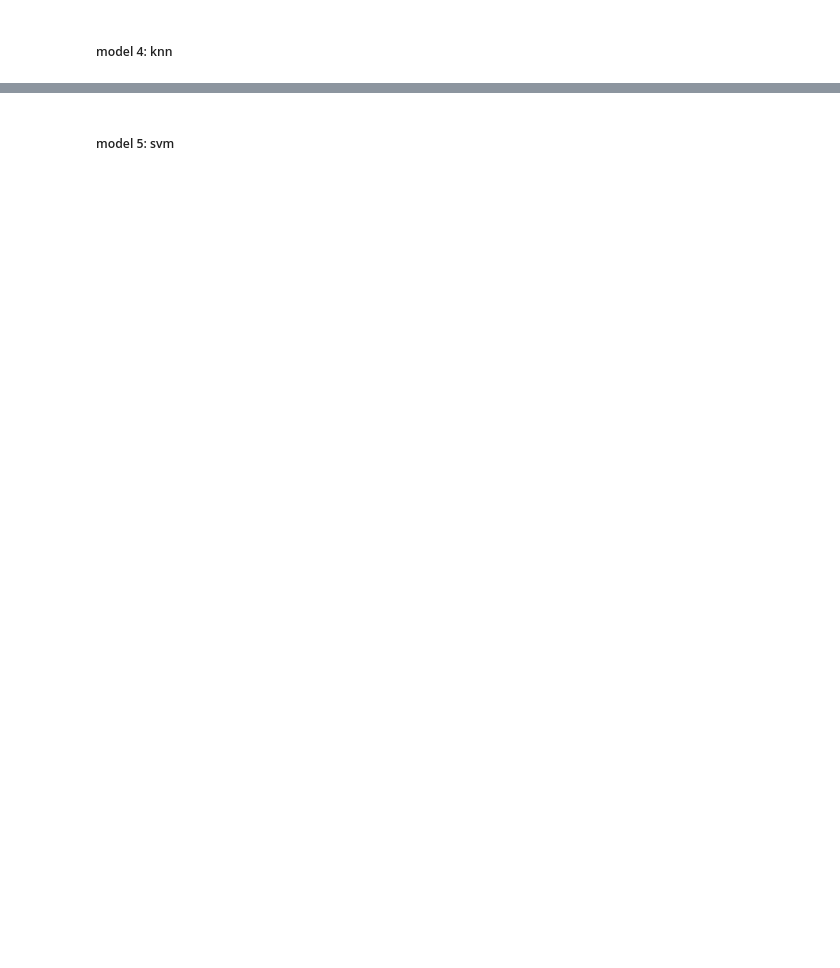
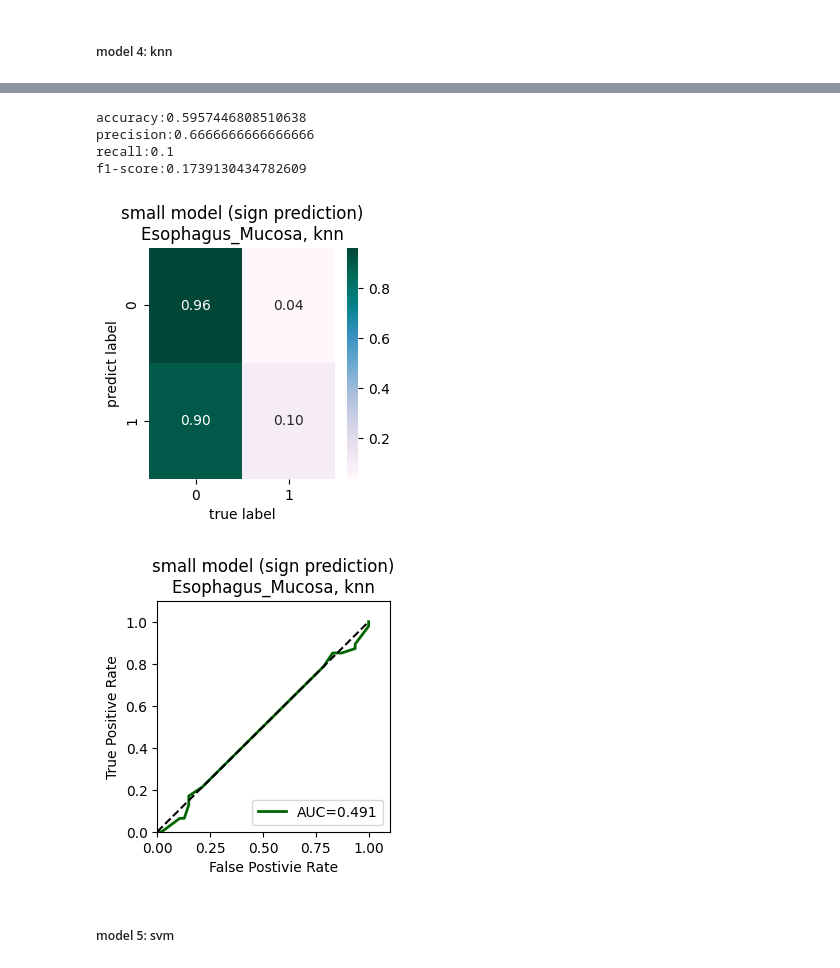
Before and after one commit to Liuzhe30/DNAMutBenchMark, a Jupyter notebook: experiments/machine_learning/eqtl_prediction/sign_prediction/dnabert2/Esophagus_Mucosa_seed17.ipynb, the cells around one changed output, grey strips where cells are left out. Drawn from its saved outputs; the diff is of its cells as text; code cells hidden in the pictures; blank space fills up the shorter version.

```diff
--- a/experiments/machine_learning/eqtl_prediction/sign_prediction/dnabert2/Esophagus_Mucosa_seed17.ipynb
+++ b/experiments/machine_learning/eqtl_prediction/sign_prediction/dnabert2/Esophagus_Mucosa_seed17.ipynb
@@ -254,6 +305,6 @@ grid.best_params_
 # %%
 ml_model = model_list[3]
-clf_knn = KNeighborsClassifier(n_neighbors = 222)
+clf_knn = KNeighborsClassifier(n_neighbors = 226)
 clf_knn.fit(X_train,Y_train)
 
 y_score = clf_knn.predict(X_test)
@@ -268,35 +319,42 @@ print('recall:{}'.format(recall_score(Y_test, y_score)))
 print('f1-score:{}'.format(f1_score(Y_test, y_score)))
 
 # update confusion matrix
 sum_all1 = obj1[0][0] + obj1[0][1]
 sum_all2 = obj1[1][0] + obj1[1][1]
 new_obj = np.array(
     [
         [float(obj1[0][0])/sum_all1, float(obj1[0][1])/sum_all1],
         [float(obj1[1][0])/sum_all2, float(obj1[1][1])/sum_all2]
     ]
 )
 ax = plt.subplots(figsize=(3,3))
 sns.heatmap(new_obj, fmt='.2f', cmap='PuBuGn', annot=True)
 plt.xlabel("true label")
 plt.ylabel("predict label")
 plt.title('small model (sign prediction)\n' + tissue + ', ' + ml_model)
-plt.savefig('images_seed17/cm-small-sign-' + tissue + '-' + ml_model + '.png',dpi=300, bbox_inches = 'tight')
+plt.savefig(image_path + 'cm-small-sign-' + tissue + '-' + ml_model + '.png',dpi=300, bbox_inches = 'tight')
 plt.show()
 
 fpr, tpr, thresholds = roc_curve(y_one_hot.ravel(),y_score_pro.ravel())
 auc_ = auc(fpr, tpr)
 #print("AUC : ", auc_)
 ax = plt.subplots(figsize=(3,3))
 plt.title('small model (sign prediction)\n' + tissue + ', ' + ml_model)
 plt.plot(fpr, tpr, linewidth = 2,label='AUC=%.3f' % auc_,color='#006400')
 plt.plot([0,1],[0,1], 'k--')
 plt.axis([0,1.1,0,1.1])
 plt.xlabel('False Postivie Rate')
 plt.ylabel('True Positive Rate')
 plt.legend(loc="lower right")
-plt.savefig('images_seed17/auc-small-sign-' + tissue + '-' + ml_model + '.png',dpi=300, bbox_inches = 'tight')
+plt.savefig(image_path + 'auc-small-sign-' + tissue + '-' + ml_model + '.png',dpi=300, bbox_inches = 'tight')
 plt.show()
+# %% [output]
+accuracy:0.5957446808510638
+precision:0.6666666666666666
+recall:0.1
+f1-score:0.1739130434782609
+[figure, added]
+[figure, added]
 # %% [markdown]
 ##### model 5: svm
 # %%
```
Also changed, not shown: parts of 22 cells of this notebook, 15 other files.
